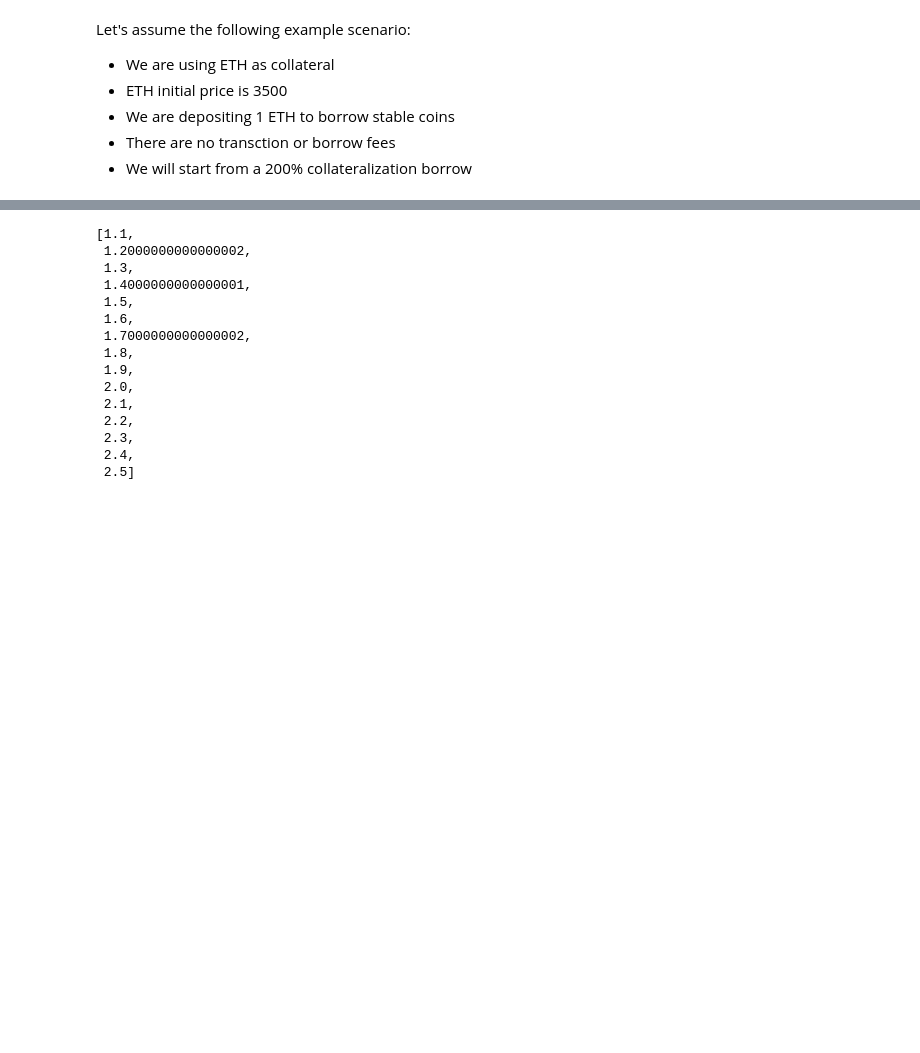
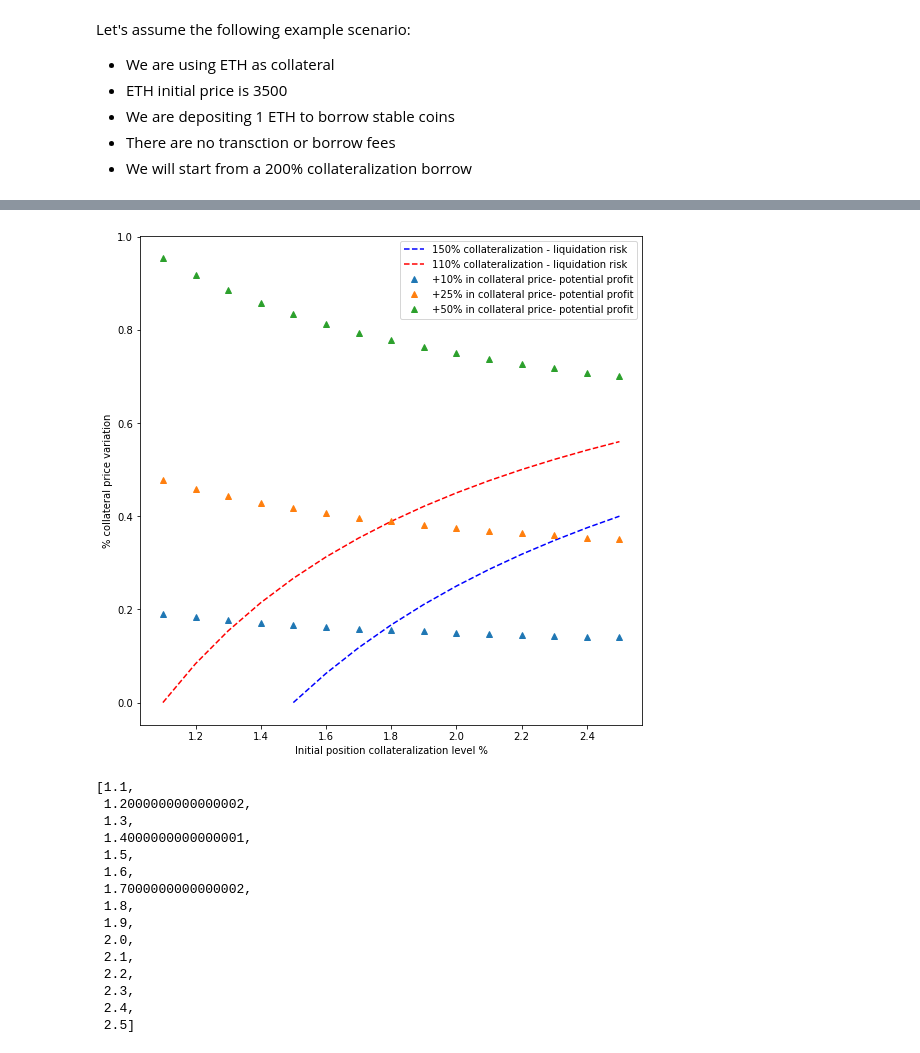
Before and after one commit to FernandoMeiraFilho/DeFi-Research, a Jupyter notebook: Collateralization/Understanding Collateral Ratios.ipynb, the cells around one changed output, grey strips where cells are left out. Cells and saved outputs as stored; diff of their text form; code cells hidden in the pictures; blank space fills up the shorter version.

Commit message:
added profit function for leveraged positions

```diff
--- a/Collateralization/Understanding Collateral Ratios.ipynb
+++ b/Collateralization/Understanding Collateral Ratios.ipynb
@@ -109,3 +131,23 @@ Text(0, 0.5, '% decrease in collateral price to put you in liquidation spot')
+# %%
+# liquidation risk
+plt.plot(x_150, y_150, 'b--', label='150% collateralization - liquidation risk')
+plt.plot(x_110, y_110, 'r--', label='110% collateralization - liquidation risk')
+
+# leverage upside plotting
+y_upside_leverage_p10 = [(.1*(1+r)/r) for r in x_110]
+y_upside_leverage_p25 = [(.25*(1+r)/r) for r in x_110]
+y_upside_leverage_p50 = [(.5*(1+r)/r) for r in x_110]
+
+plt.plot(x_110, y_upside_leverage_p10,  '^', label= '+10% in collateral price- potential profit')
+plt.plot(x_110, y_upside_leverage_p25, '^', label= '+25% in collateral price- potential profit')
+plt.plot(x_110, y_upside_leverage_p50, '^', label= '+50% in collateral price- potential profit')
+
+plt.legend(loc='upper right')
+plt.xlabel('Initial position collateralization level %')
+plt.ylabel('% collateral price variation')
+plt.show()
+# %% [output]
+[figure, added]
 # %%
 x_110
 # %% [output]
```
Also changed, not shown: parts of 8 cells of this notebook.
